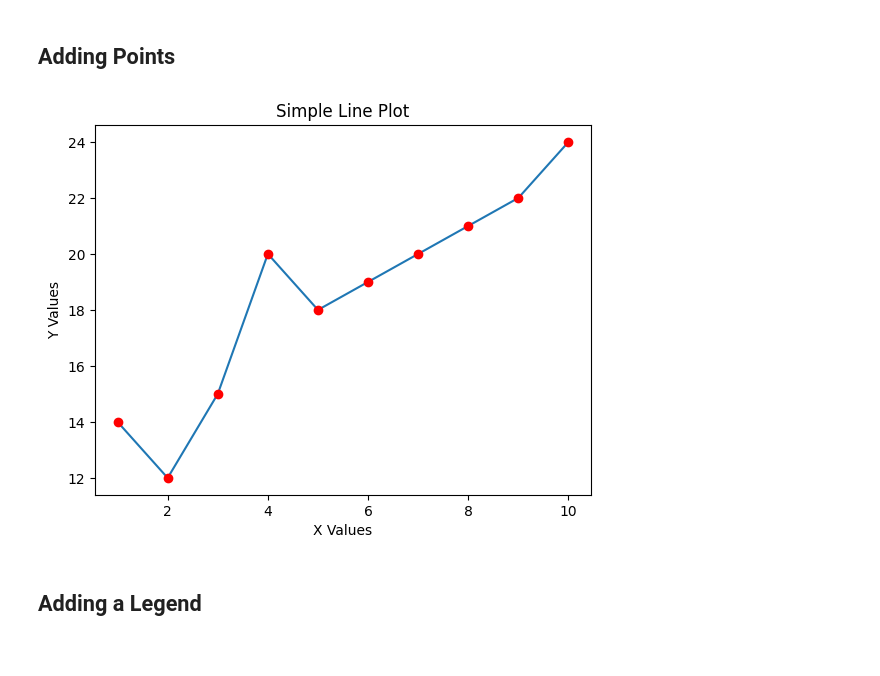
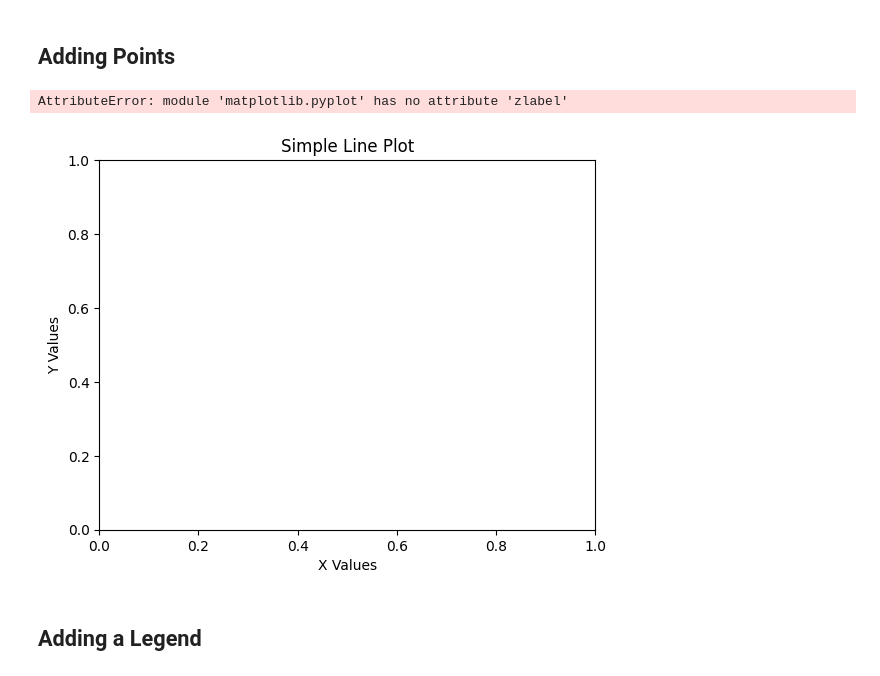
Before and after one commit to AhmedBaari/Deep-Learning, a Jupyter notebook: Visualization Workshop/data-vis-by-baari.ipynb, the cells around one changed output. Drawn from its saved outputs; the diff is of its cells as text; code cells hidden in the pictures.

```diff
--- a/data-vis-by-baari.ipynb
+++ b/Visualization Workshop/data-vis-by-baari.ipynb
@@ -29,17 +29,20 @@ plt.show()
 # %% [markdown]
 ## Adding Points
 # %%
-plt.plot(x, y)
+
 plt.xlabel('X Values')
 plt.ylabel('Y Values')
 plt.title('Simple Line Plot')
+plt.zlabel('Z Values')
 
 # Add dots
-plt.plot(x, y, 'ro')
+plt.plot(x, y, 'sr')
+plt.plot(x, y)
 
 plt.show()
 # %% [output]
+AttributeError: module 'matplotlib.pyplot' has no attribute 'zlabel'
-[figure, old version]
+[figure, new version]
 # %% [markdown]
 ## Adding a Legend
 # %%
```
Also changed, not shown: parts of 8 cells of this notebook, 5 other files.
